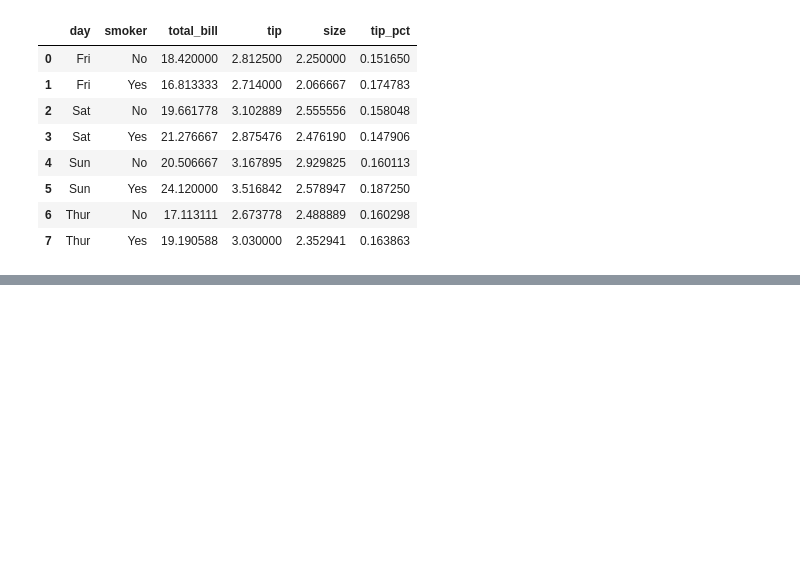
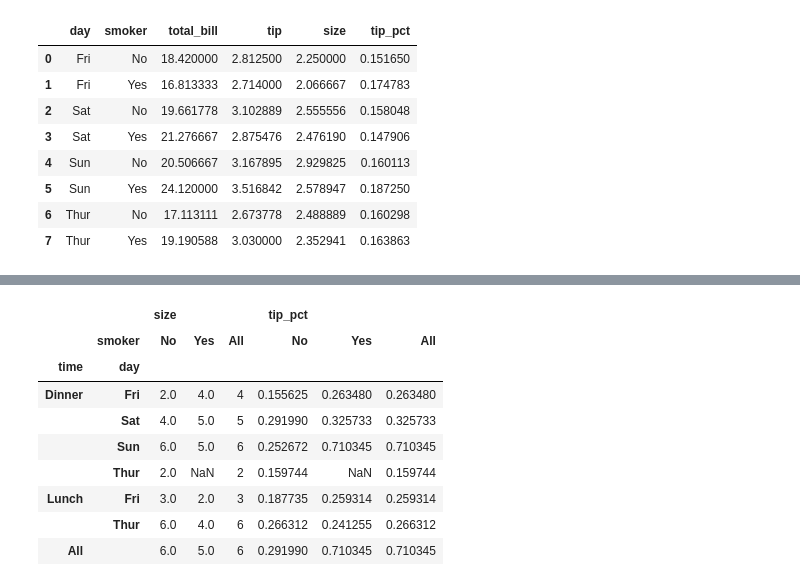
Before and after one commit to srqway/python, a Jupyter notebook: pandas-python/notebook/dataFrame.ipynb, the cells around one changed output, grey strips where cells are left out. Saved outputs shown, nothing was run; the diff lists cells and outputs as text; code cells hidden in the pictures; blank space fills up the shorter version.

```diff
--- a/pandas-python/notebook/dataFrame.ipynb
+++ b/pandas-python/notebook/dataFrame.ipynb
@@ -1877,0 +2018,4 @@ tips.groupby(['day', 'smoker'], as_index=False).mean()
+# %%
+tips = pd.read_csv('/home/hsiehpinghan/git/python/pandas-python/data/tips.csv')
+tips['tip_pct'] = tips['tip'] / tips['total_bill']
+tips[0:5]
@@ -1877,0 +2029,19 @@ tips.groupby(['day', 'smoker'], as_index=False).mean()
+# %%
+tips.pivot_table(
+    values=['tip_pct', 'size'],
+    index=['time', 'day'],
+    columns='smoker',
+    margins=True,
+    aggfunc=np.max
+)
+# %% [output]
+|  |  | size |  |  | tip_pct |  |  |
+|  | smoker | No | Yes | All | No | Yes | All |
+| time | day |  |  |  |  |  |  |
+| Dinner | Fri | 2.0 | 4.0 | 4 | 0.155625 | 0.263480 | 0.263480 |
+|  | Sat | 4.0 | 5.0 | 5 | 0.291990 | 0.325733 | 0.325733 |
+|  | Sun | 6.0 | 5.0 | 6 | 0.252672 | 0.710345 | 0.710345 |
+|  | Thur | 2.0 | NaN | 2 | 0.159744 | NaN | 0.159744 |
+| Lunch | Fri | 3.0 | 2.0 | 3 | 0.187735 | 0.259314 | 0.259314 |
+|  | Thur | 6.0 | 4.0 | 6 | 0.266312 | 0.241255 | 0.266312 |
+| All |  | 6.0 | 5.0 | 6 | 0.291990 | 0.710345 | 0.710345 |
```
Also changed, not shown: parts of 19 cells of this notebook.
